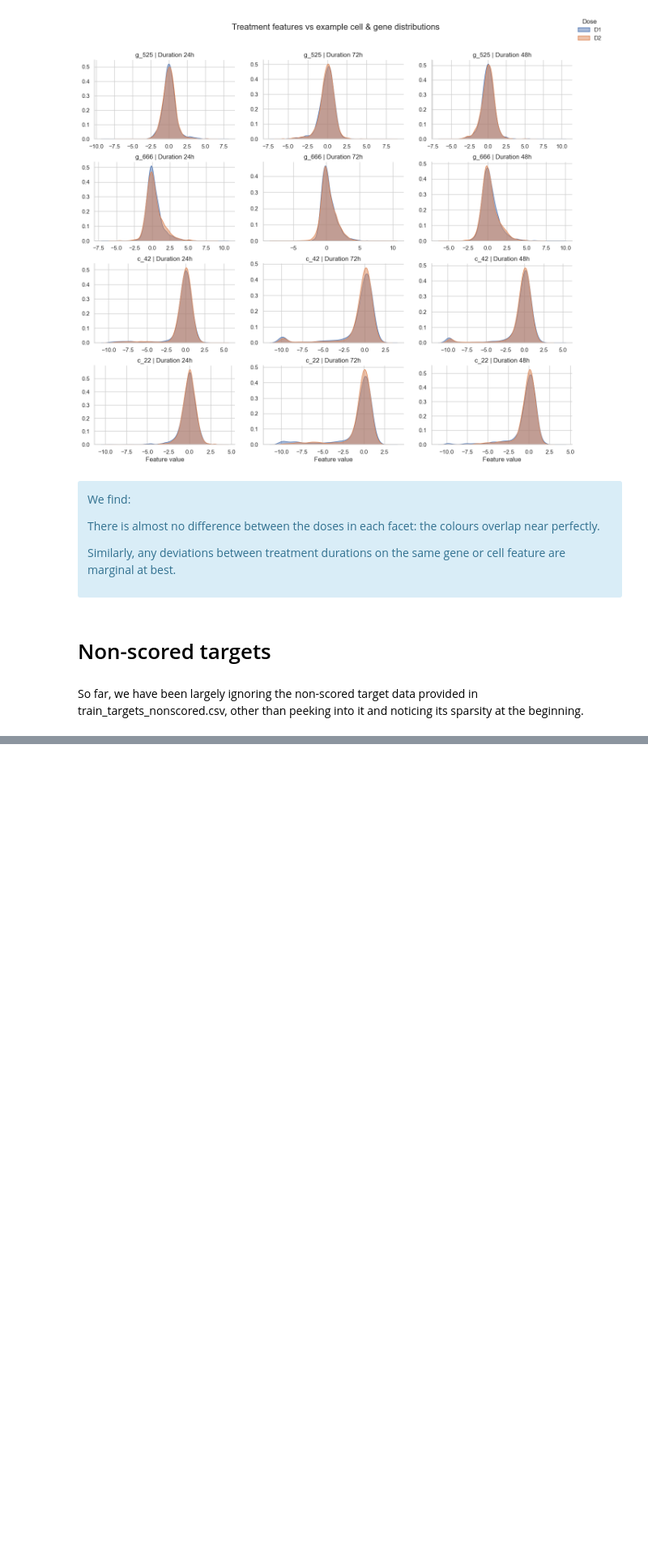
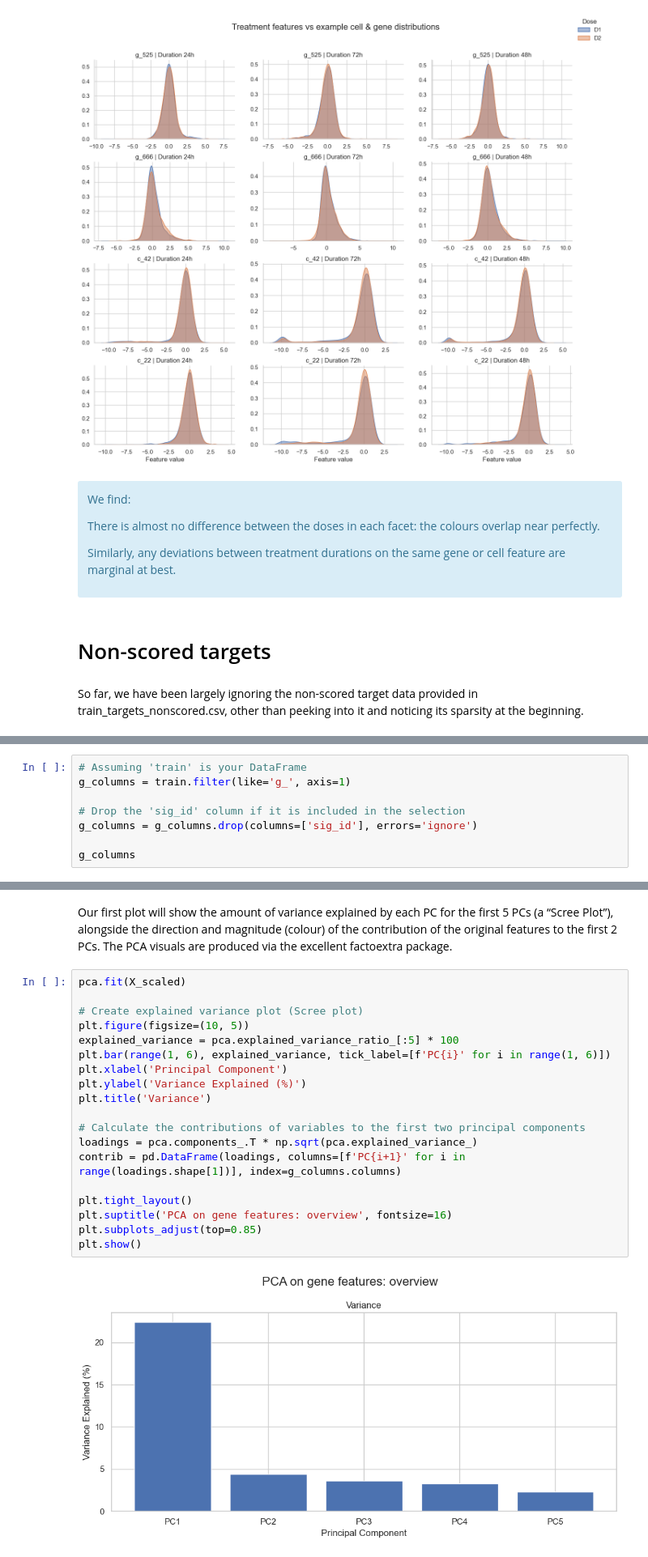
Before and after one commit to mahshid1373/Mechanisms-of-Action-MoA-Prediction, a Jupyter notebook: main.ipynb, the cells around one changed output, grey strips where cells are left out. Shown at 81% size. Cells and saved outputs as stored; diff of their text form; blank space fills up the shorter version.

```diff
--- a/main.ipynb
+++ b/main.ipynb
@@ -543,0 +712,8 @@ So far, we have been largely ignoring the non-scored target data provided in tra
+# %%
+# Assuming 'train' is your DataFrame
+g_columns = train.filter(like='g_', axis=1)
+
+# Drop the 'sig_id' column if it is included in the selection
+g_columns = g_columns.drop(columns=['sig_id'], errors='ignore')
+
+g_columns
@@ -543,0 +782,23 @@ So far, we have been largely ignoring the non-scored target data provided in tra
+# %% [markdown]
+Our first plot will show the amount of variance explained by each PC for the first 5 PCs (a “Scree Plot”), alongside the direction and magnitude (colour) of the contribution of the original features to the first 2 PCs. The PCA visuals are produced via the excellent factoextra package.
+# %%
+pca.fit(X_scaled)
+
+# Create explained variance plot (Scree plot)
+plt.figure(figsize=(10, 5))
+explained_variance = pca.explained_variance_ratio_[:5] * 100
+plt.bar(range(1, 6), explained_variance, tick_label=[f'PC{i}' for i in range(1, 6)])
+plt.xlabel('Principal Component')
+plt.ylabel('Variance Explained (%)')
+plt.title('Variance')
+
+# Calculate the contributions of variables to the first two principal components
+loadings = pca.components_.T * np.sqrt(pca.explained_variance_)
+contrib = pd.DataFrame(loadings, columns=[f'PC{i+1}' for i in range(loadings.shape[1])], index=g_columns.columns)
+
+plt.tight_layout()
+plt.suptitle('PCA on gene features: overview', fontsize=16)
+plt.subplots_adjust(top=0.85)
+plt.show()
+# %% [output]
+[figure, added]
```
Also changed, not shown: parts of 11 cells of this notebook.
